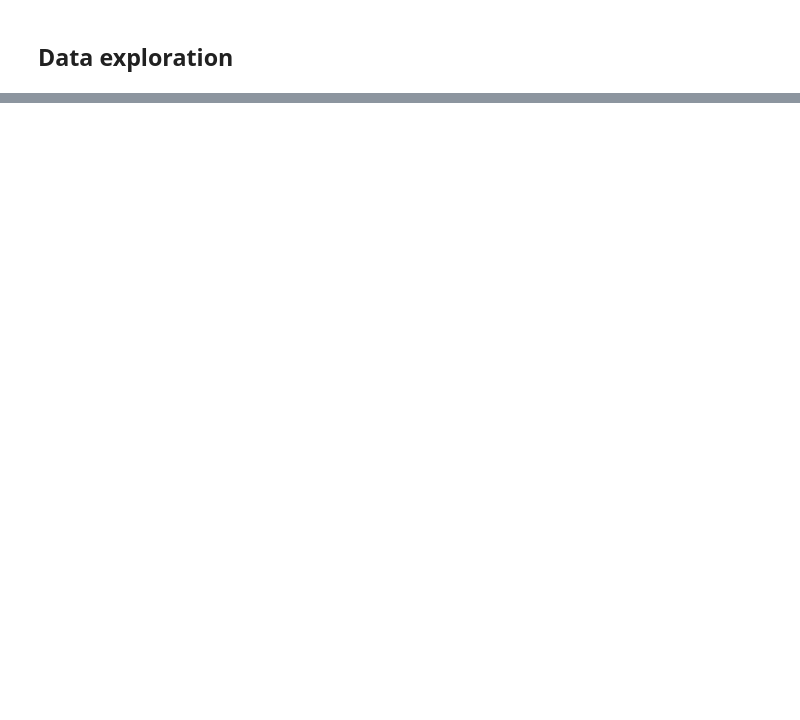
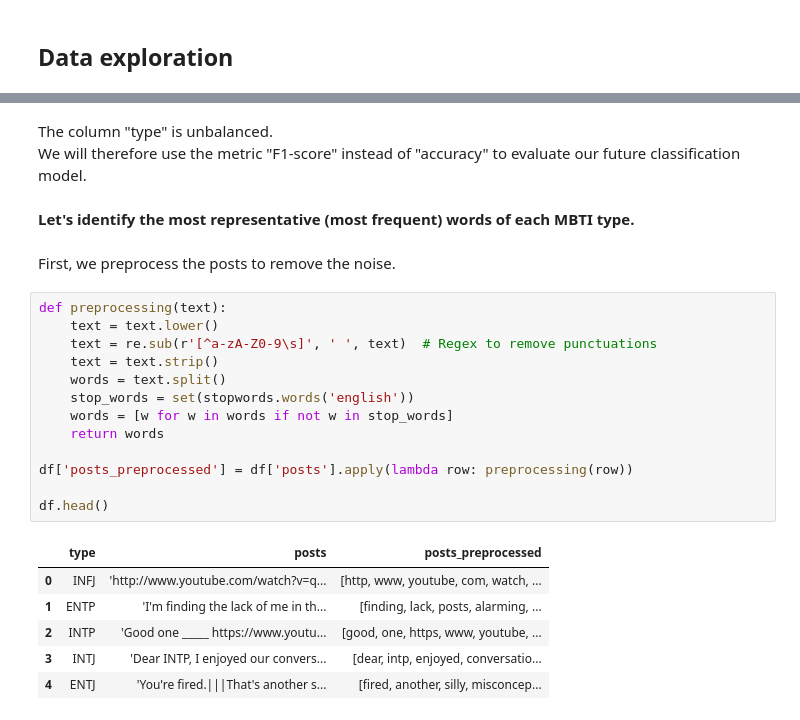
Before and after one commit to anthonyuzan/mbti-prediction, a Jupyter notebook: Data analysis.ipynb, the cells around one changed output, grey strips where cells are left out. Drawn from its saved outputs; the diff is of its cells as text; blank space fills up the shorter version.

```diff
--- a/Data analysis.ipynb
+++ b/Data analysis.ipynb
@@ -97 +65,28 @@ fig.show()
 [figure]
+# %% [markdown]
+The column "type" is unbalanced.
+<br>We will therefore use the metric "F1-score" instead of "accuracy" to evaluate our future classification model.
+# %% [markdown]
+**Let's identify the most representative (most frequent) words of each MBTI type.**
+# %% [markdown]
+First, we preprocess the posts to remove the noise.
+# %%
+def preprocessing(text):
+    text = text.lower()
+    text = re.sub(r'[^a-zA-Z0-9\s]', ' ', text)  # Regex to remove punctuations
+    text = text.strip()
+    words = text.split()
+    stop_words = set(stopwords.words('english'))
+    words = [w for w in words if not w in stop_words]
+    return words
+
+df['posts_preprocessed'] = df['posts'].apply(lambda row: preprocessing(row))
+
+df.head()
+# %% [output]
+|  | type | posts | posts_preprocessed |
+| 0 | INFJ | 'http://www.youtube.com/watch?v=q... | [http, www, youtube, com, watch, ... |
+| 1 | ENTP | 'I'm finding the lack of me in th... | [finding, lack, posts, alarming, ... |
+| 2 | INTP | 'Good one _____ https://www.youtu... | [good, one, https, www, youtube, ... |
+| 3 | INTJ | 'Dear INTP, I enjoyed our convers... | [dear, intp, enjoyed, conversatio... |
+| 4 | ENTJ | 'You're fired.|||That's another s... | [fired, another, silly, misconcep... |
```
Also changed, not shown: parts of 32 cells of this notebook.
